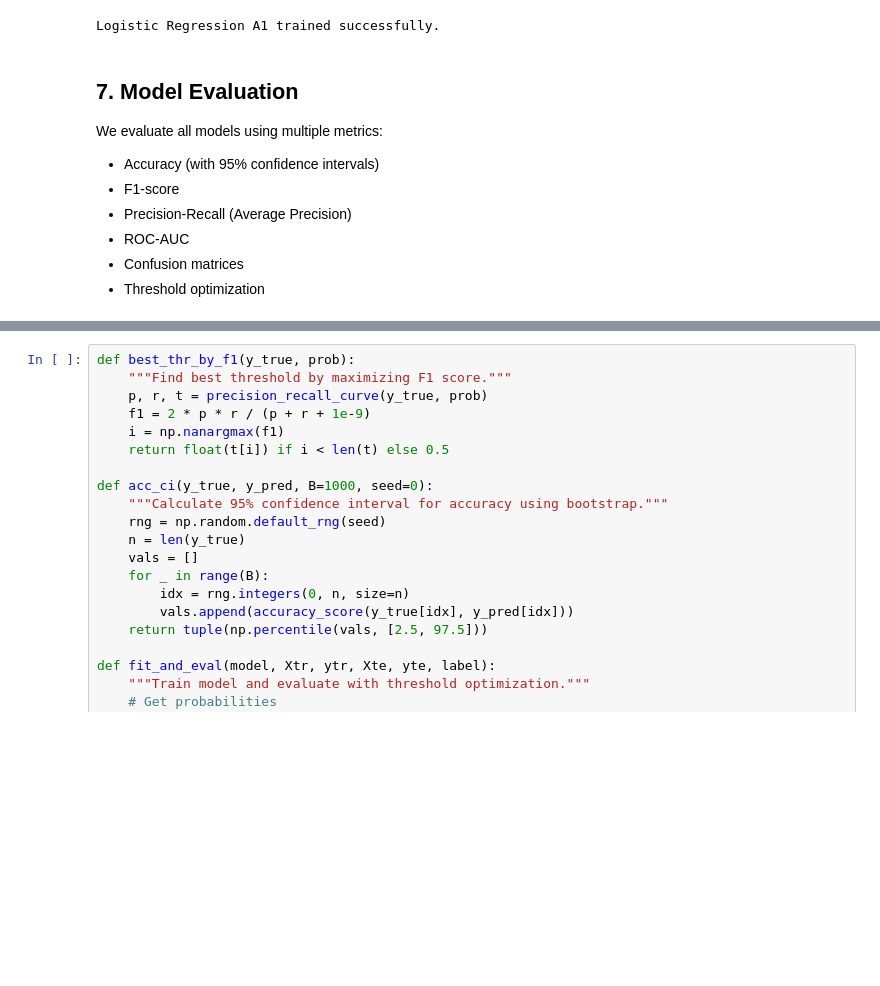
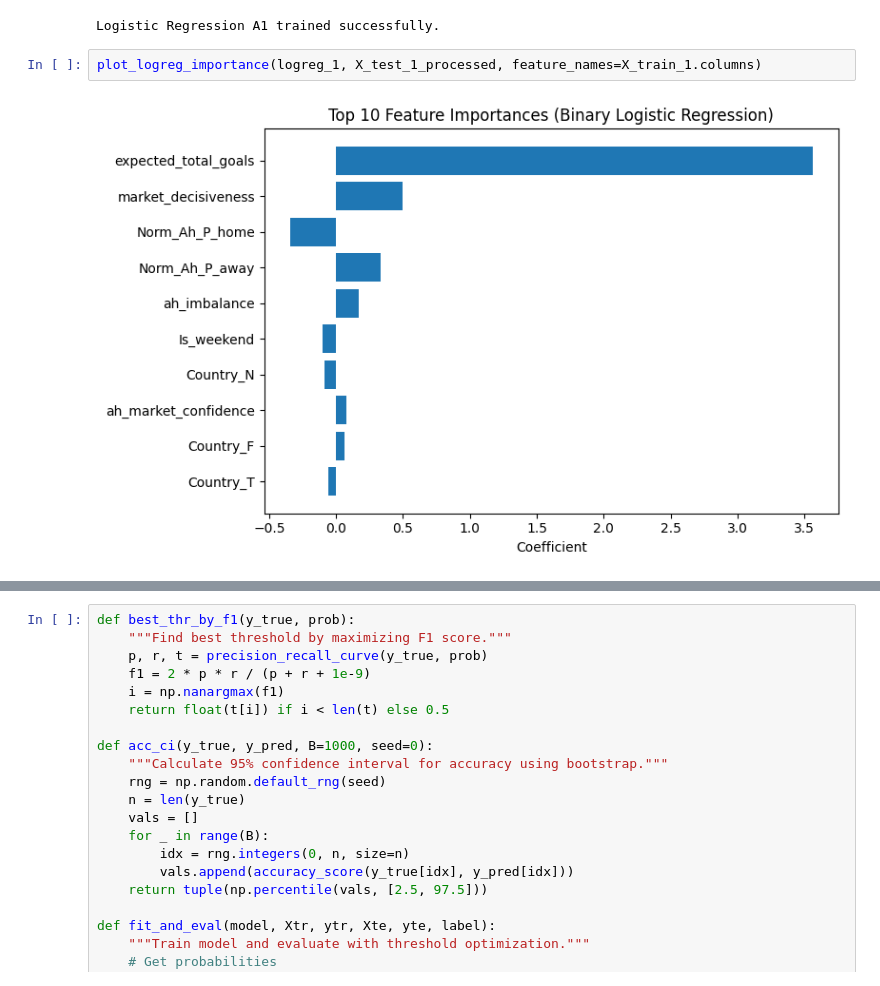
Before and after one commit to otabrzak/ml2-coursework, a Jupyter notebook: combined_coursework.ipynb, the cells around one changed output, grey strips where cells are left out. Saved outputs shown, nothing was run; the diff lists cells and outputs as text; blank space fills up the shorter version.

```diff
--- a/combined_coursework.ipynb
+++ b/combined_coursework.ipynb
@@ -1095,13 +1253,7 @@ pred_logreg_a1 = logreg_1.predict(X_test_1_processed)
 print("Logistic Regression A1 trained successfully.")
 # %% [output]
 Logistic Regression A1 trained successfully.
-# %% [markdown]
-## 7. Model Evaluation
-
-We evaluate all models using multiple metrics:
-- Accuracy (with 95% confidence intervals)
-- F1-score
-- Precision-Recall (Average Precision)
-- ROC-AUC
-- Confusion matrices
-- Threshold optimization
+# %%
+plot_logreg_importance(logreg_1, X_test_1_processed, feature_names=X_train_1.columns)
+# %% [output]
+[figure, added]
```
Also changed, not shown: parts of 38 cells of this notebook.
